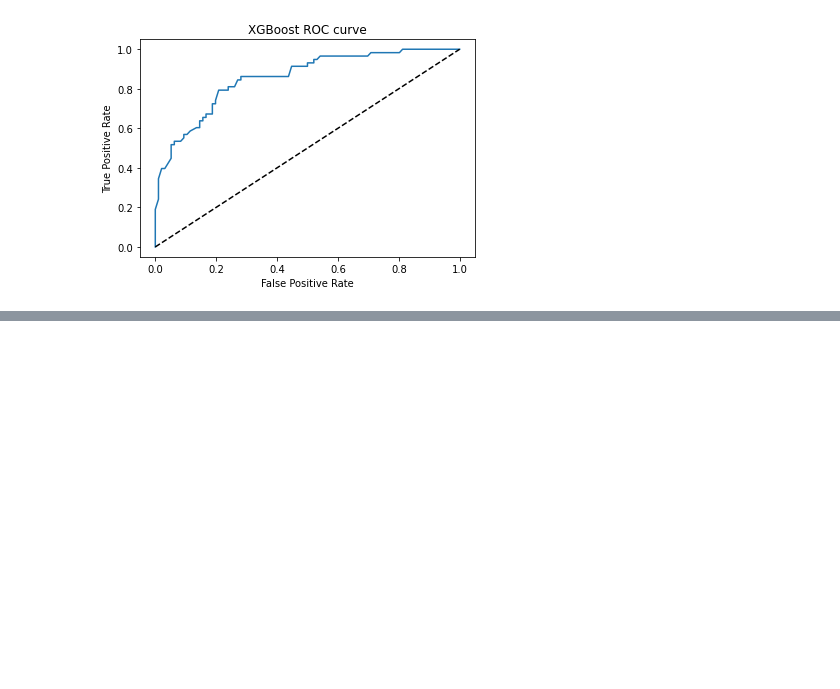
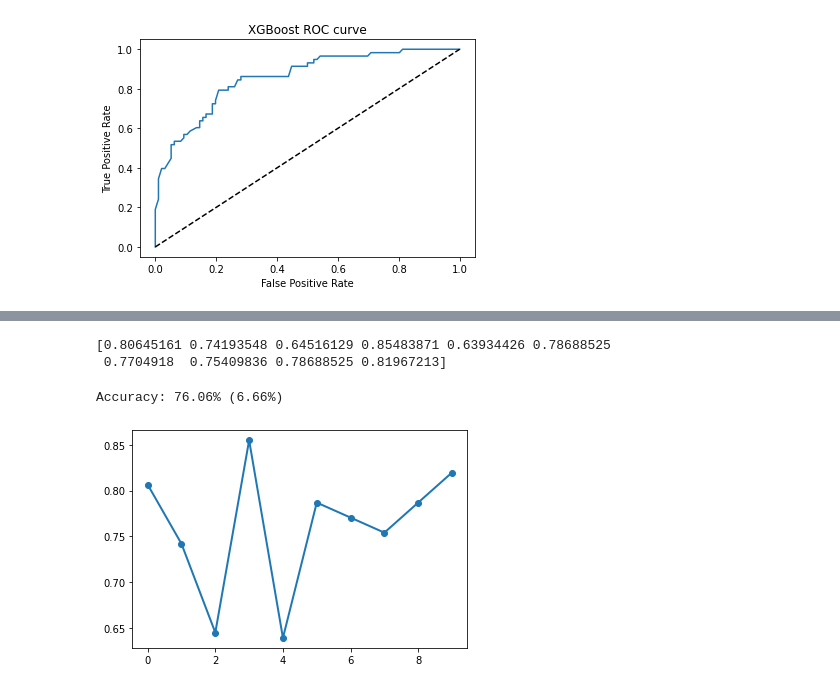
Before and after one commit to nikhilsinghh59/SHALA2020, a Jupyter notebook: ML_L1_Intro_to_ML_24_Apr.ipynb, the cells around one changed output, grey strips where cells are left out. Drawn from its saved outputs; the diff is of its cells as text; code cells hidden in the pictures; blank space fills up the shorter version.

```diff
--- a/ML_L1_Intro_to_ML_24_Apr.ipynb
+++ b/ML_L1_Intro_to_ML_24_Apr.ipynb
@@ -452,0 +503,14 @@ plt.show()
+# %%
+from sklearn.model_selection import KFold, cross_val_score
+kfold = KFold(n_splits=10, random_state=123)
+results = cross_val_score(xgb_clf, X_train, y_train, cv=kfold)
+print(results)
+# %% [output]
+[0.80645161 0.74193548 0.64516129 0.85483871 0.63934426 0.78688525
+ 0.7704918  0.75409836 0.78688525 0.81967213]
+# %%
+plt.plot(np.arange(10), results, 'o-', linewidth=2)
+print("Accuracy: %.2f%% (%.2f%%)" % (results.mean()*100, results.std()*100))
+# %% [output]
+Accuracy: 76.06% (6.66%)
+[figure, added]
```
Also changed, not shown: parts of 13 cells of this notebook.
